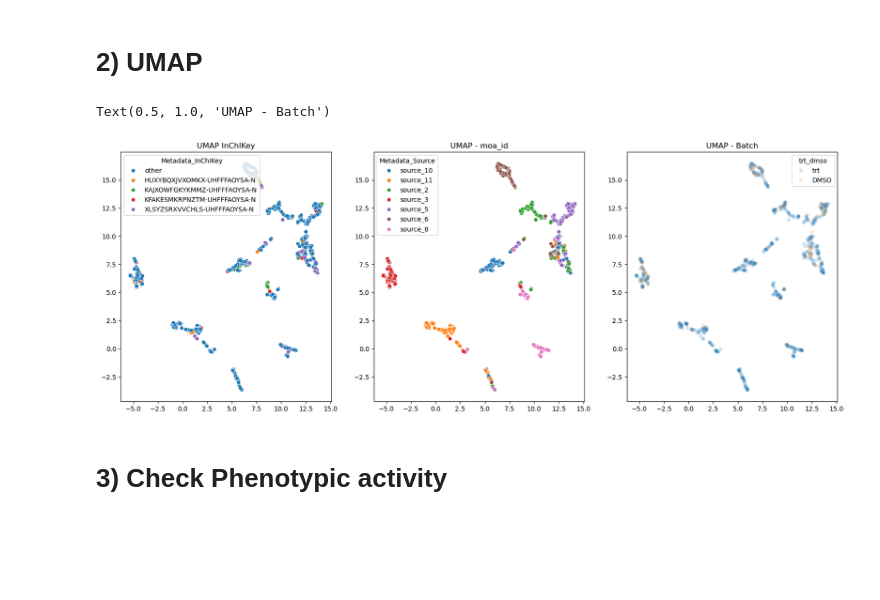
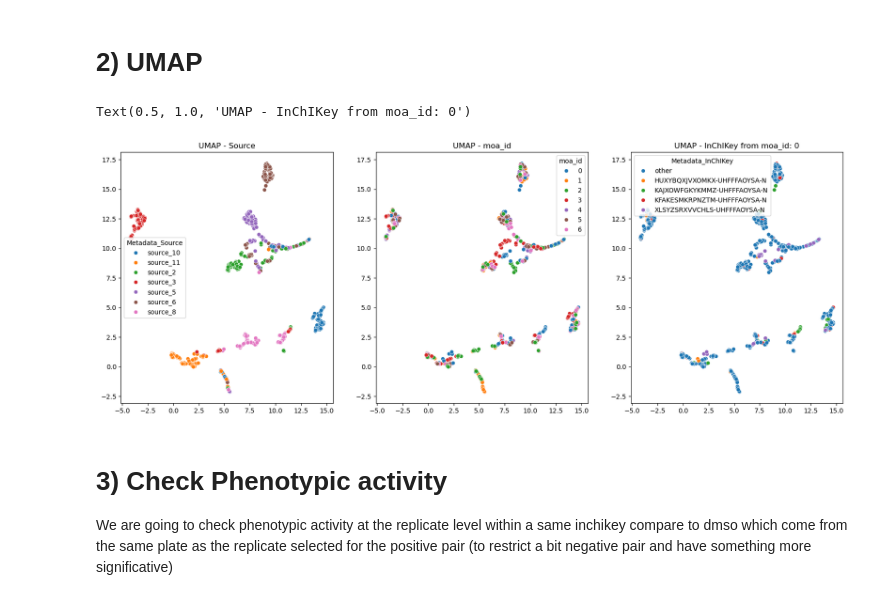
Before and after one commit to afermg/jump_attribution, a Jupyter notebook: workspace/analysis/mAP_calculations.ipynb, the cells around one changed output. Cells and saved outputs as stored; diff of their text form; code cells hidden in the pictures; blank space fills up the shorter version.

```diff
--- a/workspace/analysis/mAP_calculations.ipynb
+++ b/workspace/analysis/mAP_calculations.ipynb
@@ -26,7 +27,9 @@ features_df = features_df.sort_index().reset_index(drop=True)
 metadata_df = metadata_df.sort_index().reset_index()
 metadata_df = metadata_df.assign(
     trt_dmso=metadata_df["pert_iname"].where(metadata_df["pert_iname"] == "DMSO", other="trt"))
+metadata_df["trt_index"] = metadata_df.index
+metadata_df.loc[metadata_df["pert_iname"] == "DMSO", "trt_index"] = -1
 # %%
-features_df = features_drop_corr(threshold=0.95).fit_transform(features_df)
+features_df = features_drop_corr_gpu(threshold=0.95).fit_transform(features_df)
 dmso_scaler = RobustScaler().fit(features_df[metadata_df["trt_dmso"] == "DMSO"])
 features_df = dmso_scaler.transform(features_df)
@@ -39,32 +50,33 @@ features_df_umap = model_umap.fit_transform(features_df[mask])
 # %%
 fig, axes = plt.subplots(1, 3, figsize=(20, 7))
 axes = axes.flatten()
 
 
 sns.scatterplot(x=features_df_umap[:,0],
                 y=features_df_umap[:,1],
-                hue=metadata_df[mask]["Metadata_InChIKey"].where(metadata_df[mask]["moa_id"]==0, other="other"),
+                hue=metadata_df[mask]["Metadata_Source"],
                 ax=axes[0],
                 palette="tab10")
-axes[0].set_title("UMAP InChIKey")
+axes[0].set_title("UMAP - Source")
 #axes[0].get_legend().remove()
 
 sns.scatterplot(x=features_df_umap[:,0],
                 y=features_df_umap[:,1],
-                hue=metadata_df[mask]["Metadata_Source"],
+                hue=metadata_df[mask]["moa_id"],
                 ax=axes[1],
                 palette="tab10")
 axes[1].set_title("UMAP - moa_id")
 
 sns.scatterplot(x=features_df_umap[:,0],
                 y=features_df_umap[:,1],
-                hue=metadata_df[mask]["trt_dmso"],
-                alpha=0.2,
+                hue=metadata_df[mask]["Metadata_InChIKey"].where(metadata_df[mask]["moa_id"]==0, other="other"),
+                #alpha=0.2,
                 ax=axes[2],
                 palette="tab10")
-axes[2].set_title(f"UMAP - Batch")
+axes[2].set_title("UMAP - InChIKey from moa_id: 0")
 # %% [output]
-Text(0.5, 1.0, 'UMAP - Batch')
+Text(0.5, 1.0, 'UMAP - InChIKey from moa_id: 0')
-[figure, old version]
+[figure, new version]
 # %% [markdown]
 # 3) Check Phenotypic activity
+We are going to check phenotypic activity at the replicate level within a same inchikey compare to dmso which come from the same plate as the replicate selected for the positive pair (to restrict a bit negative pair and have something more significative)
```
Also changed, not shown: parts of 40 cells of this notebook, 1 other file.
